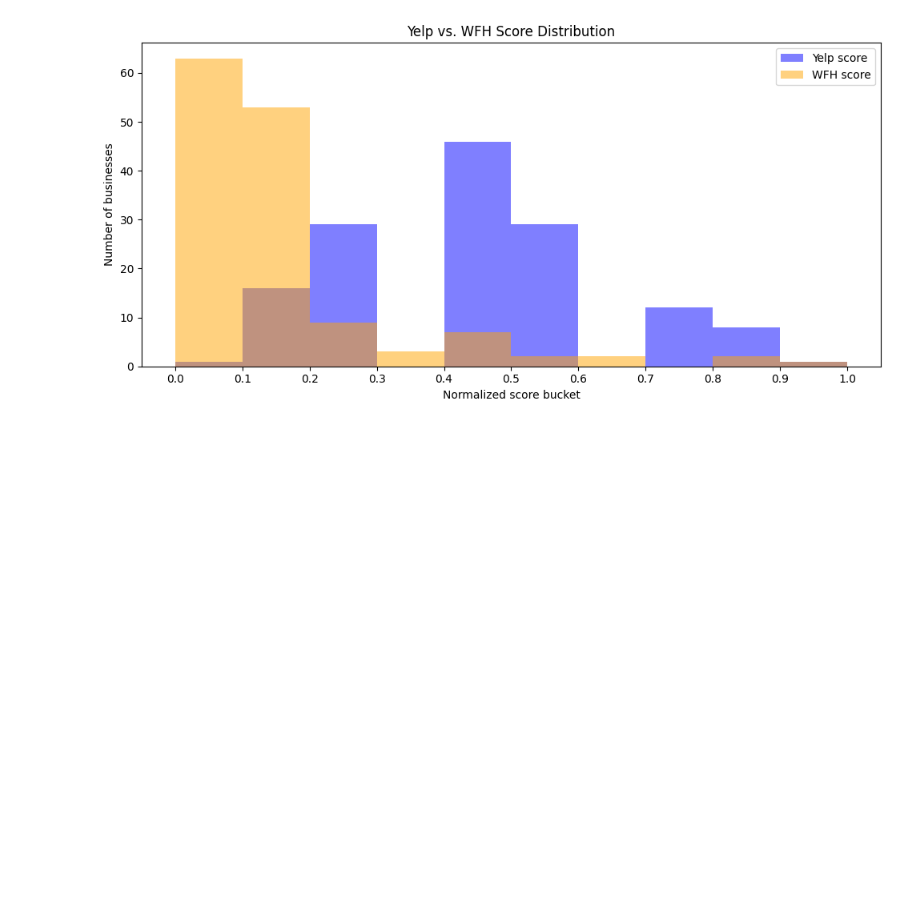
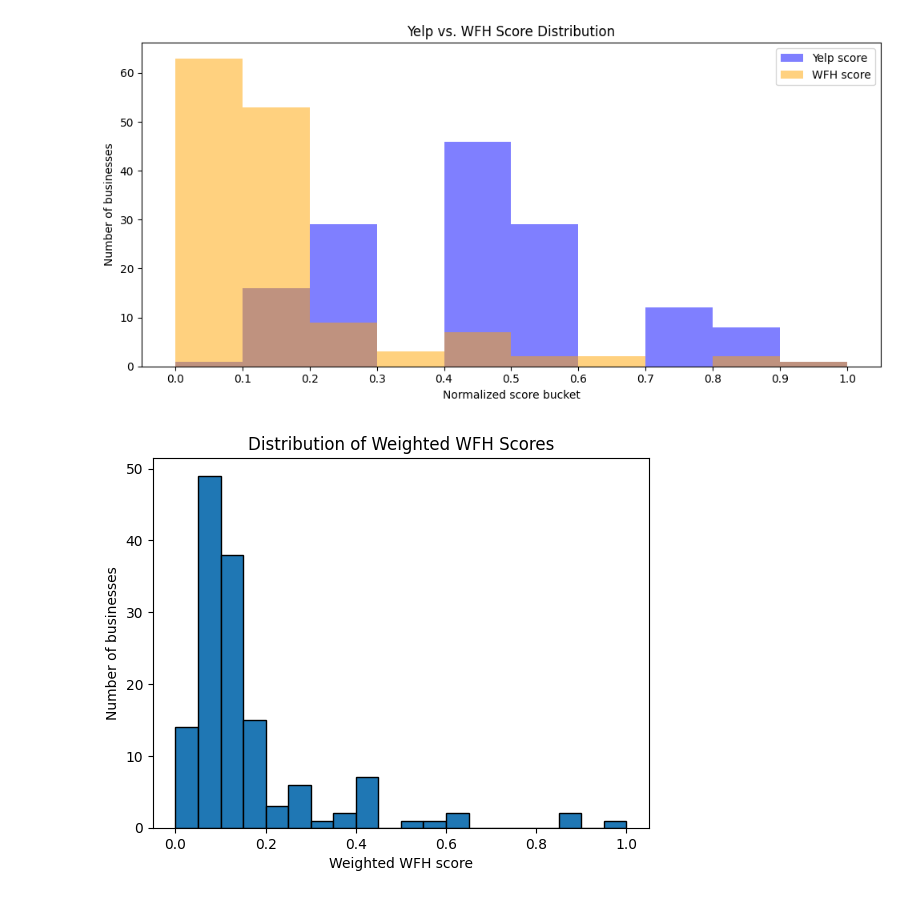
Before and after one commit to jaimesesme/coffee-project, a Jupyter notebook: data/final/final_data_exploration.ipynb, the cells around one changed output. Drawn from its saved outputs; the diff is of its cells as text; code cells hidden in the pictures; blank space fills up the shorter version.

```diff
--- a/data/final/final_data_exploration.ipynb
+++ b/data/final/final_data_exploration.ipynb
@@ -588,3 +584,12 @@ final_table['combined_wfh_score'] = (
     0.60 * final_table['average_wfh_score_normalized']
     + 0.40 * final_table['yelp_final_score_normalized']
 )
+# %%
+final_table['average_wfh_score_normalized'].plot.hist(bins=20, edgecolor='black')
+
+plt.xlabel('Weighted WFH score')
+plt.ylabel('Number of businesses')
+plt.title('Distribution of Weighted WFH Scores')
+plt.show()
+# %% [output]
+[figure, added]
```
Also changed, not shown: parts of 19 cells of this notebook, 8 other files.
